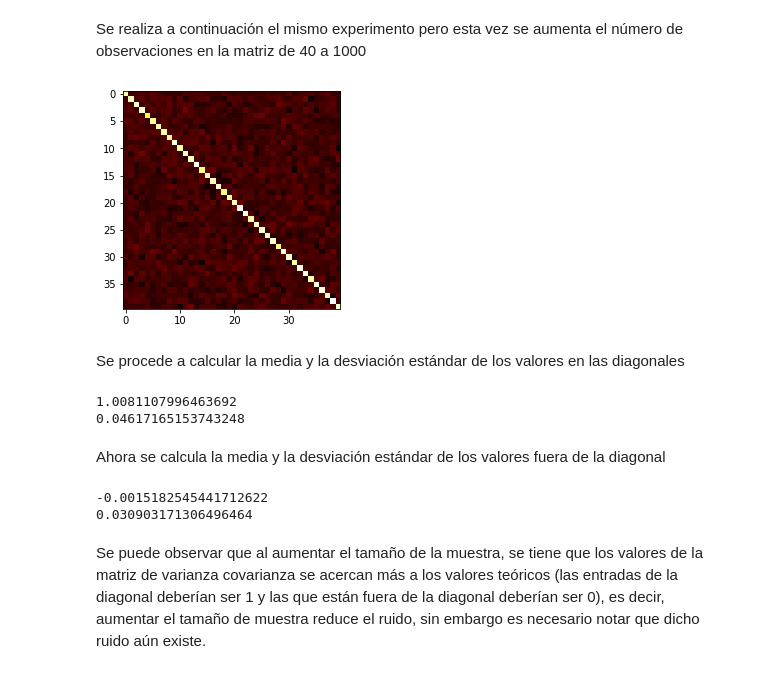
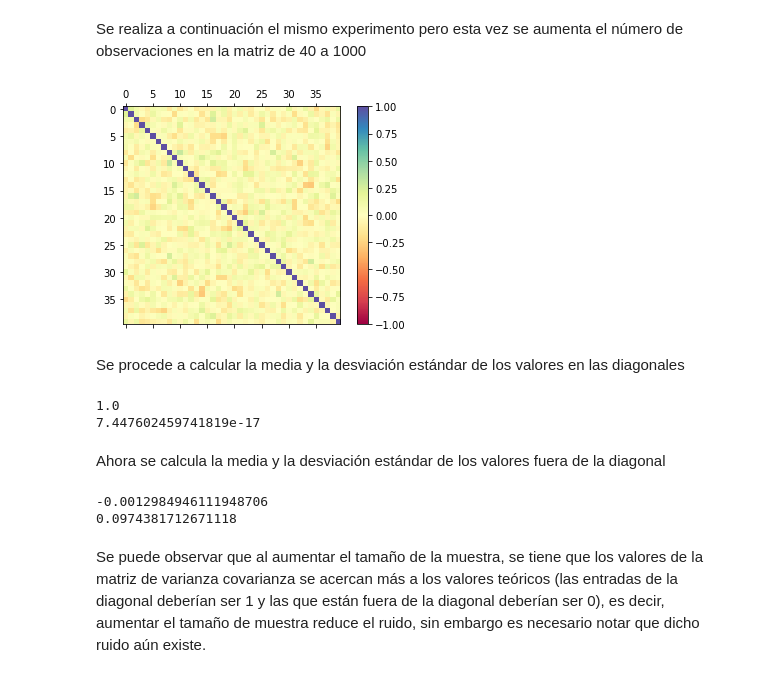
Before and after one commit to jduarte00/tarea3-temasest, a Jupyter notebook: Tarea2.ipynb, the cells around one changed output. Drawn from its saved outputs; the diff is of its cells as text; code cells hidden in the pictures.

```diff
--- a/Tarea2.ipynb
+++ b/Tarea2.ipynb
@@ -148,30 +175,39 @@ mat_cov_1000 = np.cov(n_1000.T)
-# %%
-plt.imshow(mat_cov_1000, cmap='hot', interpolation='nearest')
-plt.show()
-# %% [output]
-[figure, removed]
+# %%
+p = 40
+n = 100
+n_40 = np.random.standard_normal(p*n)
+n_40 = n_40.reshape(n,p)
+#mat_cov_40 = 1/n * np.matmul( n_40.transpose(), n_40)
+mat_cov_40 = np.corrcoef(n_40.T)
+# %%
+fig, axs = plt.subplots(1,1)
+caxs = axs.matshow(mat_cov_40, cmap='Spectral', vmin=-1, vmax=1,interpolation='nearest')
+fig.colorbar(caxs)
+plt.show()
+# %% [output]
+[figure, added]
 # %% [markdown]
 Se procede a calcular la media y la desviación estándar de los valores en las diagonales
 # %%
-entradas_diag_1000 = np.diagonal(mat_cov_1000)
+entradas_diag_1000 = np.diagonal(mat_cov_40)
 media_1000 = np.mean(entradas_diag_1000)
 sd_1000 = np.std(entradas_diag_1000)
 print(media_1000)
 print(sd_1000)
 # %% [output]
-1.0081107996463692
-0.04617165153743248
+1.0
+7.447602459741819e-17
 # %% [markdown]
 Ahora se calcula la media y la desviación estándar de los valores fuera de la diagonal
 # %%
-entradas_no_diag = mat_cov_1000[np.where(~np.eye(mat_cov_1000.shape[0],dtype=bool))]
+entradas_no_diag = mat_cov_40[np.where(~np.eye(mat_cov_40.shape[0],dtype=bool))]
 media_1000_nd = np.mean(entradas_no_diag)
 sd_1000_nd = np.std(entradas_no_diag)
 print(media_1000_nd)
 print(sd_1000_nd)
 # %% [output]
--0.0015182545441712622
-0.030903171306496464
+-0.0012984946111948706
+0.0974381712671118
 # %% [markdown]
 Se puede observar que al aumentar el tamaño de la muestra, se tiene que los valores de la matriz de varianza covarianza se acercan más a los valores teóricos (las entradas de la diagonal deberían ser 1 y las que están fuera de la diagonal deberían ser 0), es decir, aumentar el tamaño de muestra reduce el ruido, sin embargo es necesario notar que dicho ruido aún existe.
 # %% [markdown]
```
Also changed, not shown: parts of 10 cells of this notebook.
